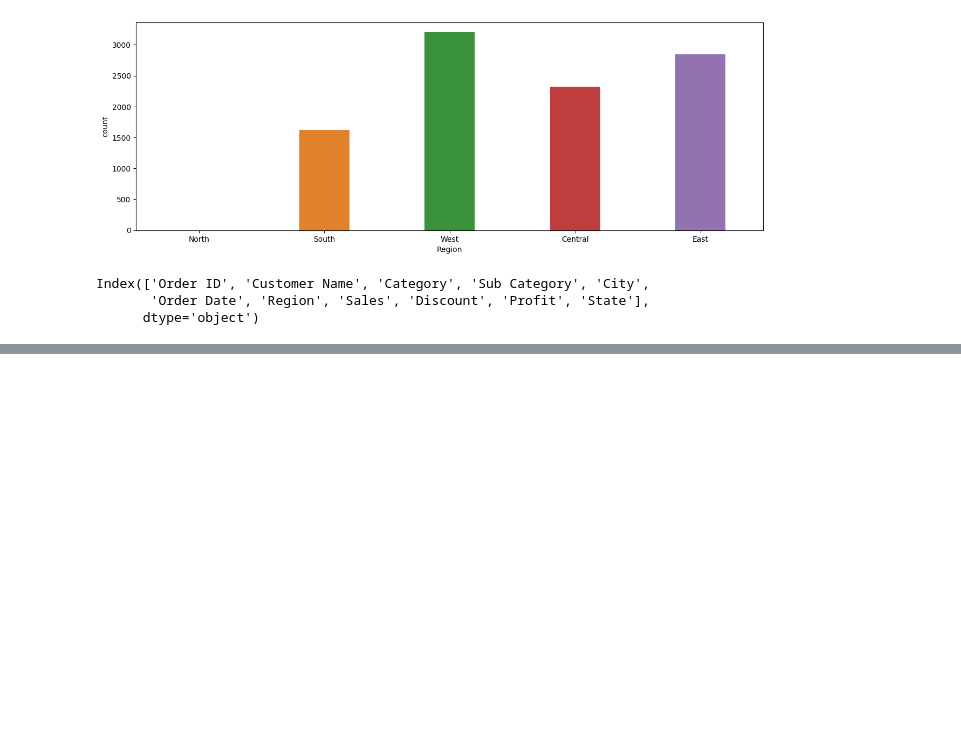
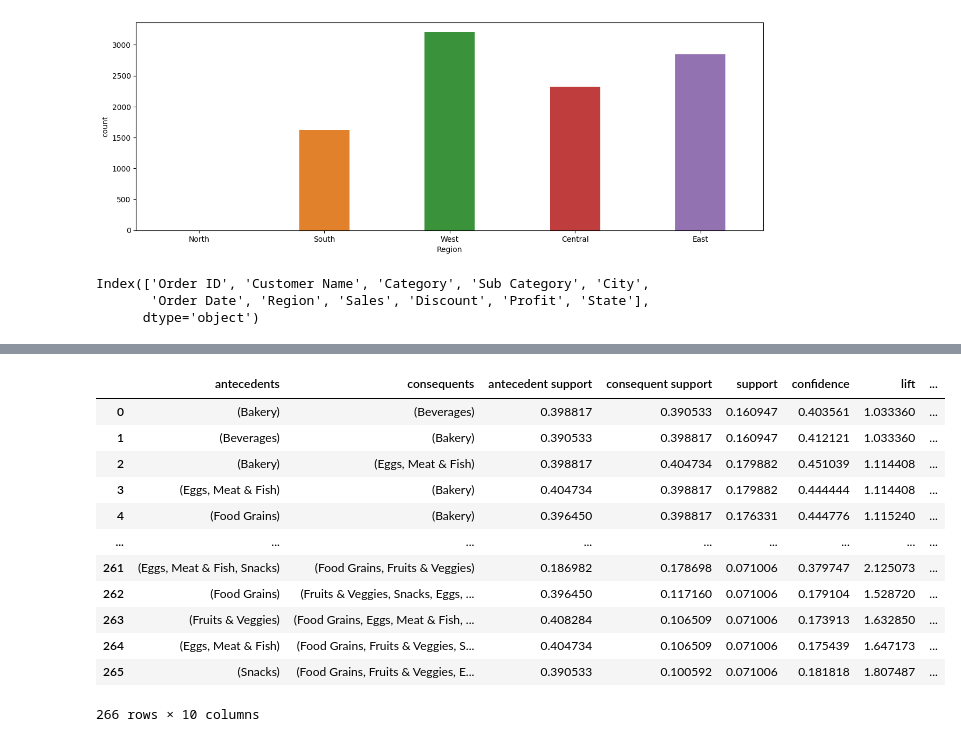
Before and after one commit to zinakhazaee/Visualization, a Jupyter notebook: Grocery_Store.ipynb, the cells around one changed output, grey strips where cells are left out. Drawn from its saved outputs; the diff is of its cells as text; code cells hidden in the pictures; blank space fills up the shorter version.

```diff
--- a/Grocery_Store.ipynb
+++ b/Grocery_Store.ipynb
@@ -191,2 +235,18 @@ frequent_items = apriori(basket_set , min_support= 0.07 , use_colnames= True)
 # %%
 rules = association_rules(frequent_items , metric='lift',min_threshold= 1)
+# %%
+rules
+# %% [output]
+|  | antecedents | consequents | antecedent support | consequent support | support | confidence | lift | ... |
+| 0 | (Bakery) | (Beverages) | 0.398817 | 0.390533 | 0.160947 | 0.403561 | 1.033360 | ... |
+| 1 | (Beverages) | (Bakery) | 0.390533 | 0.398817 | 0.160947 | 0.412121 | 1.033360 | ... |
+| 2 | (Bakery) | (Eggs, Meat & Fish) | 0.398817 | 0.404734 | 0.179882 | 0.451039 | 1.114408 | ... |
+| 3 | (Eggs, Meat & Fish) | (Bakery) | 0.404734 | 0.398817 | 0.179882 | 0.444444 | 1.114408 | ... |
+| 4 | (Food Grains) | (Bakery) | 0.396450 | 0.398817 | 0.176331 | 0.444776 | 1.115240 | ... |
+| ... | ... | ... | ... | ... | ... | ... | ... | ... |
+| 261 | (Eggs, Meat & Fish, Snacks) | (Food Grains, Fruits & Veggies) | 0.186982 | 0.178698 | 0.071006 | 0.379747 | 2.125073 | ... |
+| 262 | (Food Grains) | (Fruits & Veggies, Snacks, Eggs, ... | 0.396450 | 0.117160 | 0.071006 | 0.179104 | 1.528720 | ... |
+| 263 | (Fruits & Veggies) | (Food Grains, Eggs, Meat & Fish, ... | 0.408284 | 0.106509 | 0.071006 | 0.173913 | 1.632850 | ... |
+| 264 | (Eggs, Meat & Fish) | (Food Grains, Fruits & Veggies, S... | 0.404734 | 0.106509 | 0.071006 | 0.175439 | 1.647173 | ... |
+| 265 | (Snacks) | (Food Grains, Fruits & Veggies, E... | 0.390533 | 0.100592 | 0.071006 | 0.181818 | 1.807487 | ... |
+266 rows × 10 columns
```
Also changed, not shown: parts of 7 cells of this notebook.
